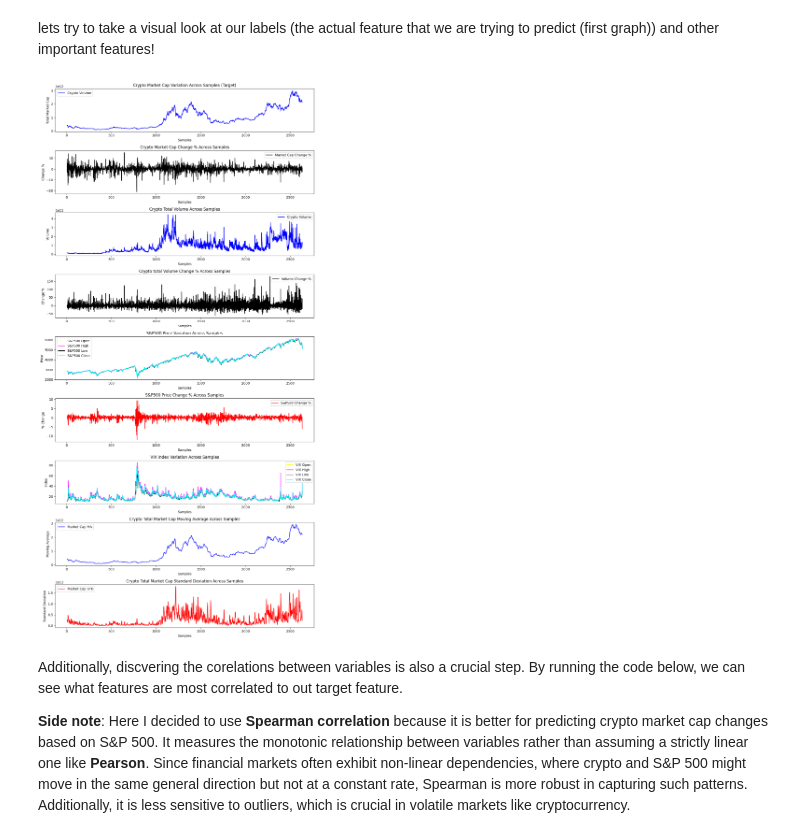
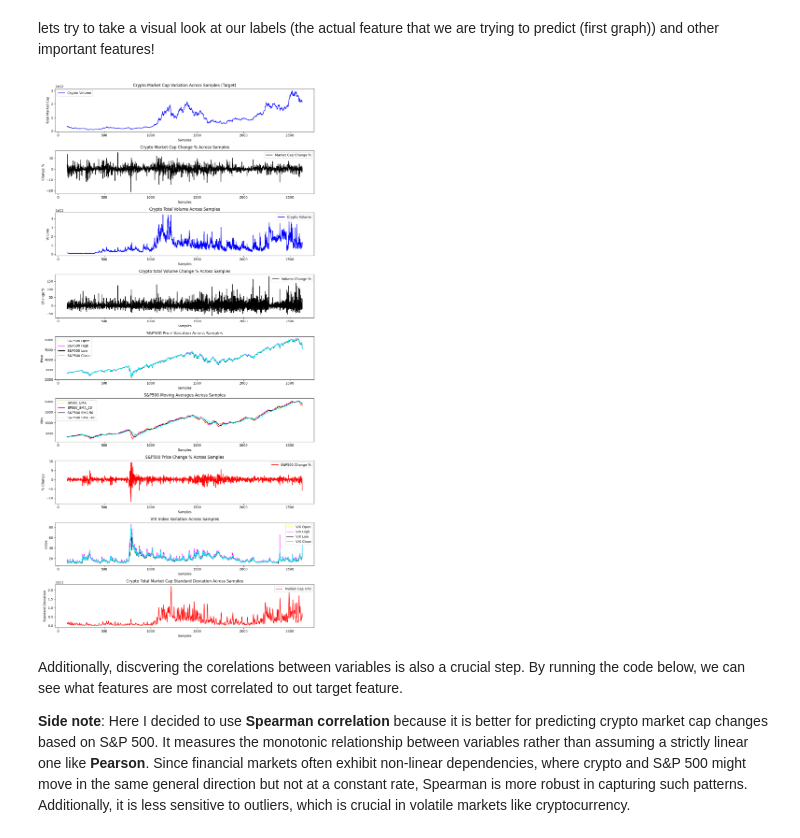
Before and after one commit to KhalilGarali/Crypto-MarketCap-Forecast-Based-On-SP500, a Jupyter notebook: main.ipynb, the cells around one changed output. Cells and saved outputs as stored; diff of their text form; code cells hidden in the pictures.

```diff
--- a/main.ipynb
+++ b/main.ipynb
@@ -437,9 +438,9 @@ def add_rolling_statistics(df: pd.DataFrame, window: int = 9) -> pd.DataFrame:
     Returns:
         pd.DataFrame: DataFrame with added rolling statistics.
     """
+    df['Market_Cap_STD'] = df['Crypto_Market_Cap'].rolling(window=window).std()
     df['SP500_EMA'] = df['S&P500_Close'].ewm(span=window, adjust=False).mean()
-    df['Market_Cap_STD'] = df['Crypto_Market_Cap'].rolling(window=window).std()
-    windows = [20, 50, 100, 200]
+    windows = [20, 50, 100]
     for w in windows:
         df[f'SP500_SMA_{w}'] = df['S&P500_Close'].rolling(window=w).mean()
     return df
@@ -456,7 +457,7 @@ def add_lag_features(df: pd.DataFrame, lag: int = 1) -> pd.DataFrame:
     Returns:
         pd.DataFrame: DataFrame with added lag features.
     """
-    df['Lagged_Market_Cap'] = df['Crypto_Market_Cap'].shift(lag)
+    # df['Lagged_Market_Cap'] = df['Crypto_Market_Cap'].shift(lag)
     df['Lagged_VIX_Close'] = df['VIX_Close'].shift(lag)
     df['Lagged_S&P500_Close'] = df['S&P500_Close'].shift(lag)
 
@@ -480,7 +481,7 @@ def add_crypto_percent_change(df: pd.DataFrame) -> pd.DataFrame:
 # %%
 # Add all features to the DataFrame
 main_df = add_seasonal_features(main_df, 'Date')
-main_df = add_rolling_statistics(main_df, window=7)
+main_df = add_rolling_statistics(main_df)
 main_df = add_lag_features(main_df, lag=1)
 main_df = add_crypto_percent_change(main_df)
 
@@ -557,49 +558,52 @@ axes[3].legend()
 
 # Fifth plot: S&P500 Prices
 axes[4].plot(main_df.index, main_df['S&P500_Open'], label='S&P500 Open', color='yellow')
 axes[4].plot(main_df.index, main_df['S&P500_High'], label='S&P500 High', color='magenta')
 axes[4].plot(main_df.index, main_df['S&P500_Low'], label='S&P500 Low', color='black')
 axes[4].plot(main_df.index, main_df['S&P500_Close'], label='S&P500 Close', color='cyan')
 axes[4].set_title('S&P500 Price Variation Across Samples')
 axes[4].set_xlabel('Samples')
 axes[4].set_ylabel('Price')
 axes[4].legend()
 
-# Sixth plot: S&P500 % Change
-axes[5].plot(main_df.index, main_df['S&P500_Change_%'], label='S&P500 Change %', color='red')
-axes[5].set_title('S&P500 Price Change % Across Samples')
+# Sixth plot: S&P500 Prices
+axes[5].plot(main_df.index, main_df['SP500_EMA'], label='SP500_EMA', color='yellow')
+axes[5].plot(main_df.index, main_df['SP500_SMA_20'], label='SP500_SMA_20', color='magenta')
+axes[5].plot(main_df.index, main_df['SP500_SMA_50'], label='S&P500 SMA 50', color='black')
+axes[5].plot(main_df.index, main_df['SP500_SMA_100'], label='S&P500 SMA 100', color='cyan')
+axes[5].set_title('S&P500 Moving Averages Across Samples')
 axes[5].set_xlabel('Samples')
-axes[5].set_ylabel('% Change')
+axes[5].set_ylabel('MAs')
 axes[5].legend()
 
-# Seventh plot: VIX Prices
-axes[6].plot(main_df.index, main_df['VIX_Open'], label='VIX Open', color='yellow')
-axes[6].plot(main_df.index, main_df['VIX_High'], label='VIX High', color='magenta')
-axes[6].plot(main_df.index, main_df['VIX_Low'], label='VIX Low', color='black')
-axes[6].plot(main_df.index, main_df['VIX_Close'], label='VIX Close', color='cyan')
-axes[6].set_title('VIX Index Variation Across Samples')
+# Seventh plot: S&P500 % Change
+axes[6].plot(main_df.index, main_df['S&P500_Change_%'], label='S&P500 Change %', color='red')
+axes[6].set_title('S&P500 Price Change % Across Samples')
 axes[6].set_xlabel('Samples')
-axes[6].set_ylabel('Index')
+axes[6].set_ylabel('% Change')
 axes[6].legend()
 
-# Eigth plot: Crypto Total Market Cap Moving Average
-axes[7].plot(main_df.index, main_df['Market_Cap_MA'], label='Market Cap MA', color='blue')
-axes[7].set_title('Crypto Total Market Cap Moving Average Across Samples')
+# Eigth plot: VIX Prices
+axes[7].plot(main_df.index, main_df['VIX_Open'], label='VIX Open', color='yellow')
+axes[7].plot(main_df.index, main_df['VIX_High'], label='VIX High', color='magenta')
+axes[7].plot(main_df.index, main_df['VIX_Low'], label='VIX Low', color='black')
+axes[7].plot(main_df.index, main_df['VIX_Close'], label='VIX Close', color='cyan')
+axes[7].set_title('VIX Index Variation Across Samples')
 axes[7].set_xlabel('Samples')
-axes[7].set_ylabel('Moving Average')
+axes[7].set_ylabel('Index')
 axes[7].legend()
 
 # Ninth plot: Crypto Total Market Cap Standard Deviation
 axes[8].plot(main_df.index, main_df['Market_Cap_STD'], label='Market Cap STD', color='red')
 axes[8].set_title('Crypto Total Market Cap Standard Deviation Across Samples')
 axes[8].set_xlabel('Samples')
 axes[8].set_ylabel('Standard Deviation')
 axes[8].legend()
 
 plt.tight_layout()
 plt.show()
 # %% [output]
-[figure, old version]
+[figure, new version]
 # %% [markdown]
 Additionally, discvering the corelations between variables is also a crucial step. By running the code below, we can see what features are most correlated to out target feature.
 
```
Also changed, not shown: parts of 19 cells of this notebook.
